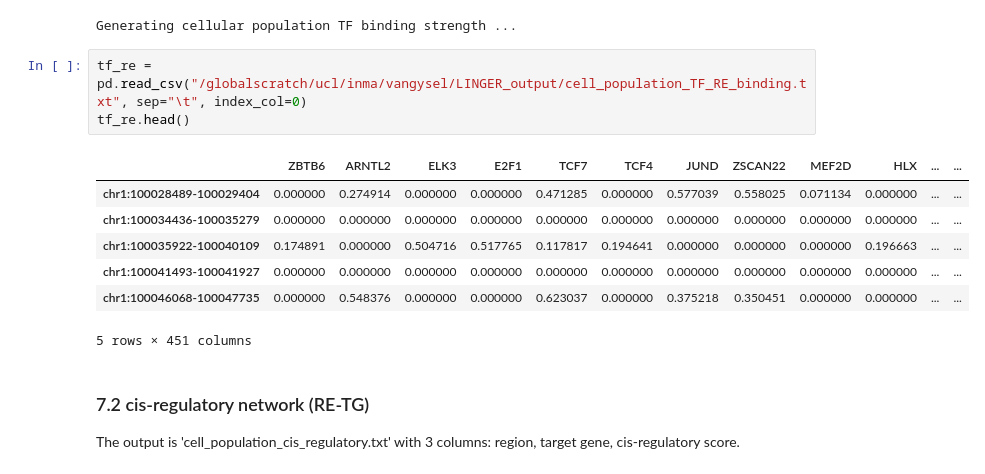
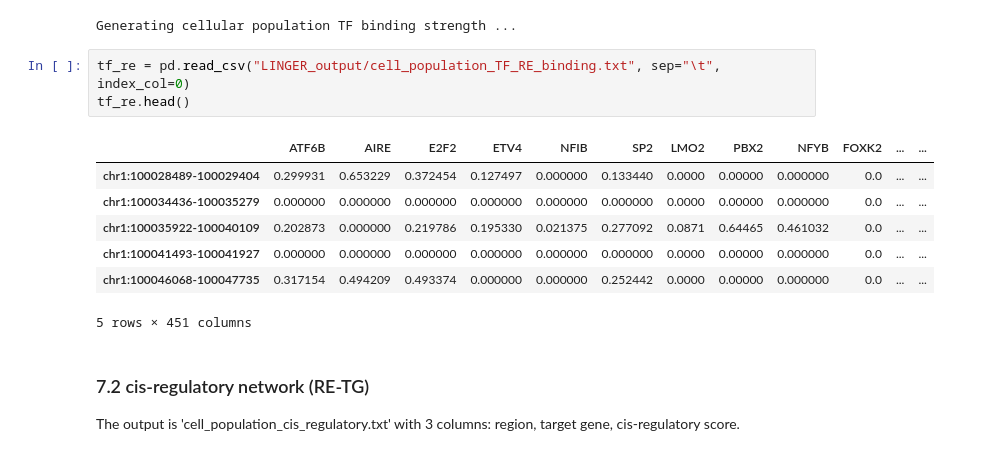
Before and after one commit to emvg/LINGER, a Jupyter notebook: notebooks/PBMCs_tutorial.ipynb, the cells around one changed output. Drawn from its saved outputs; the diff is of its cells as text.

```diff
--- a/notebooks/PBMCs_tutorial.ipynb
+++ b/notebooks/PBMCs_tutorial.ipynb
@@ -492,15 +496,15 @@ LL_net.TF_RE_binding(GRNdir,adata_RNA,adata_ATAC,genome,method,outdir)
 # %% [output]
 Generating cellular population TF binding strength ...
 # %%
-tf_re = pd.read_csv("/globalscratch/ucl/inma/vangysel/LINGER_output/cell_population_TF_RE_binding.txt", sep="\t", index_col=0)
+tf_re = pd.read_csv("LINGER_output/cell_population_TF_RE_binding.txt", sep="\t", index_col=0)
 tf_re.head()
 # %% [output]
-|  | ZBTB6 | ARNTL2 | ELK3 | E2F1 | TCF7 | TCF4 | JUND | ZSCAN22 | MEF2D | HLX | ... | ... |
-| chr1:100028489-100029404 | 0.000000 | 0.274914 | 0.000000 | 0.000000 | 0.471285 | 0.000000 | 0.577039 | 0.558025 | 0.071134 | 0.000000 | ... | ... |
-| chr1:100034436-100035279 | 0.000000 | 0.000000 | 0.000000 | 0.000000 | 0.000000 | 0.000000 | 0.000000 | 0.000000 | 0.000000 | 0.000000 | ... | ... |
-| chr1:100035922-100040109 | 0.174891 | 0.000000 | 0.504716 | 0.517765 | 0.117817 | 0.194641 | 0.000000 | 0.000000 | 0.000000 | 0.196663 | ... | ... |
-| chr1:100041493-100041927 | 0.000000 | 0.000000 | 0.000000 | 0.000000 | 0.000000 | 0.000000 | 0.000000 | 0.000000 | 0.000000 | 0.000000 | ... | ... |
-| chr1:100046068-100047735 | 0.000000 | 0.548376 | 0.000000 | 0.000000 | 0.623037 | 0.000000 | 0.375218 | 0.350451 | 0.000000 | 0.000000 | ... | ... |
+|  | ATF6B | AIRE | E2F2 | ETV4 | NFIB | SP2 | LMO2 | PBX2 | NFYB | FOXK2 | ... | ... |
+| chr1:100028489-100029404 | 0.299931 | 0.653229 | 0.372454 | 0.127497 | 0.000000 | 0.133440 | 0.0000 | 0.00000 | 0.000000 | 0.0 | ... | ... |
+| chr1:100034436-100035279 | 0.000000 | 0.000000 | 0.000000 | 0.000000 | 0.000000 | 0.000000 | 0.0000 | 0.00000 | 0.000000 | 0.0 | ... | ... |
+| chr1:100035922-100040109 | 0.202873 | 0.000000 | 0.219786 | 0.195330 | 0.021375 | 0.277092 | 0.0871 | 0.64465 | 0.461032 | 0.0 | ... | ... |
+| chr1:100041493-100041927 | 0.000000 | 0.000000 | 0.000000 | 0.000000 | 0.000000 | 0.000000 | 0.0000 | 0.00000 | 0.000000 | 0.0 | ... | ... |
+| chr1:100046068-100047735 | 0.317154 | 0.494209 | 0.493374 | 0.000000 | 0.000000 | 0.252442 | 0.0000 | 0.00000 | 0.000000 | 0.0 | ... | ... |
 5 rows × 451 columns
 # %% [markdown]
 ### 7.2 cis-regulatory network (RE-TG)
```
Also changed, not shown: parts of 43 cells of this notebook.
